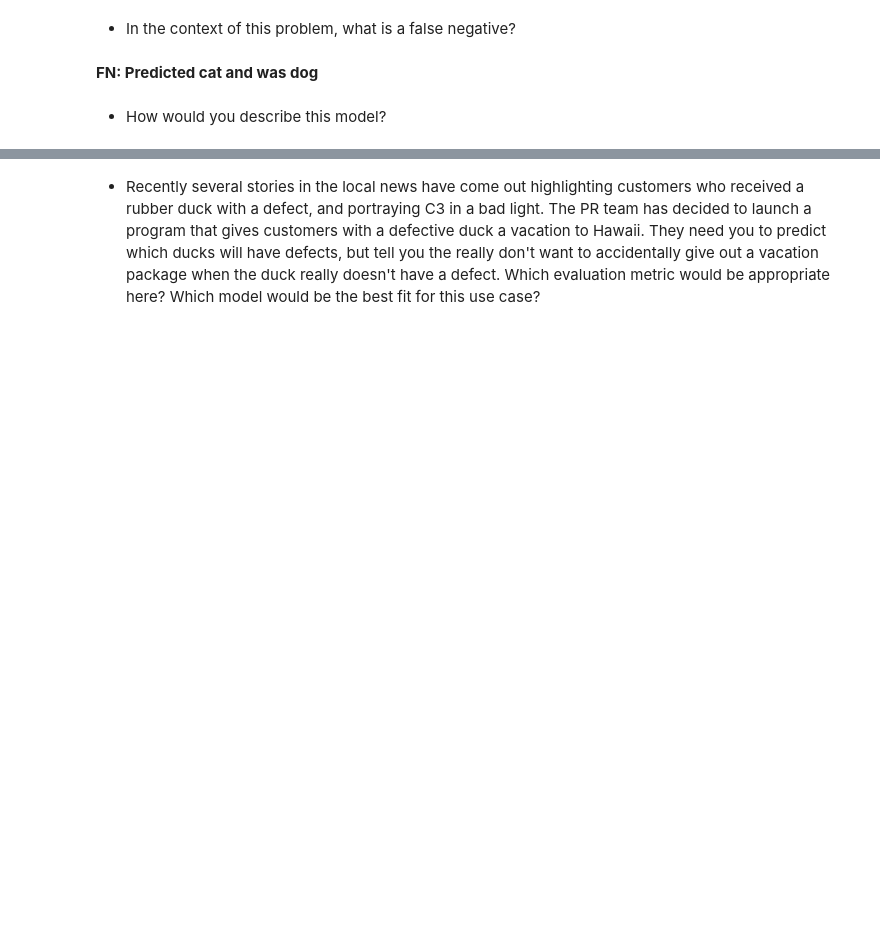
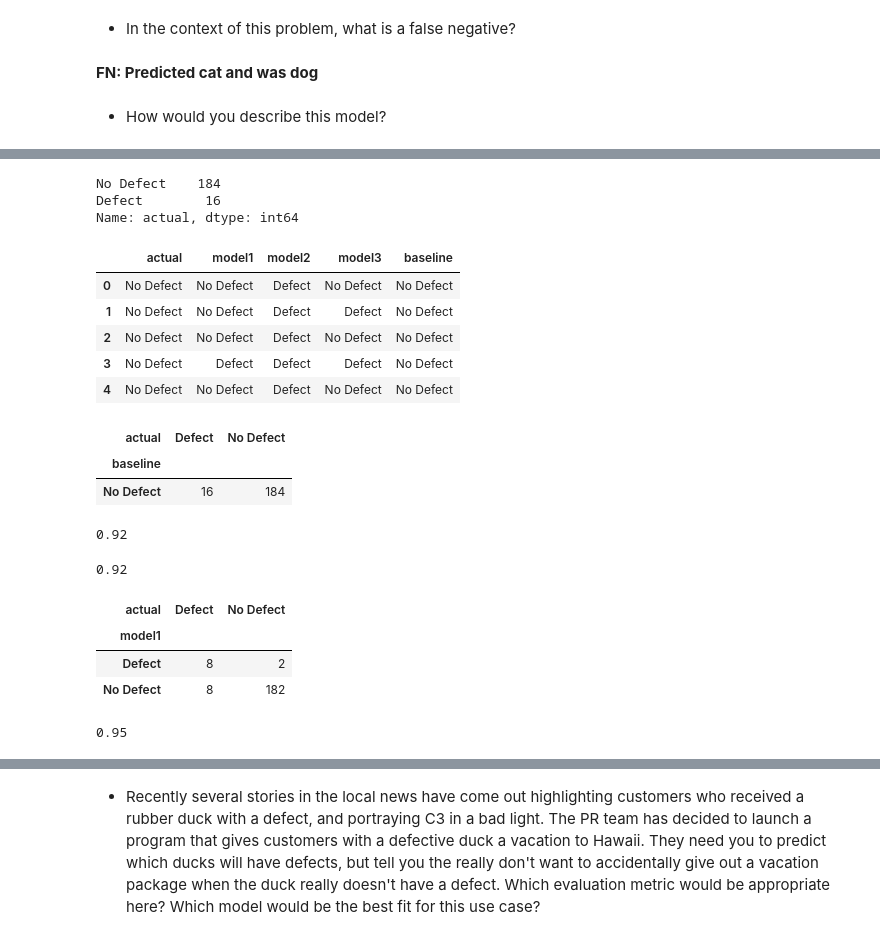
Before and after one commit to adam-talbot/classification-exercises, a Jupyter notebook: model_evaluation.ipynb, the cells around one changed output, grey strips where cells are left out. Saved outputs shown, nothing was run; the diff lists cells and outputs as text; code cells hidden in the pictures; blank space fills up the shorter version.

```diff
--- a/model_evaluation.ipynb
+++ b/model_evaluation.ipynb
@@ -50,0 +107,47 @@ Use the predictions dataset and pandas to help answer the following questions:
+# %%
+df.actual.value_counts()
+# %% [output]
+No Defect    184
+Defect        16
+Name: actual, dtype: int64
+# %%
+# create a new column called 'baseline'
+# which is the most frequent label e.g. in this case 'No Defect'
+df['baseline'] = 'No Defect'
+# %%
+df.head()
+# %% [output]
+|  | actual | model1 | model2 | model3 | baseline |
+| 0 | No Defect | No Defect | Defect | No Defect | No Defect |
+| 1 | No Defect | No Defect | Defect | Defect | No Defect |
+| 2 | No Defect | No Defect | Defect | No Defect | No Defect |
+| 3 | No Defect | Defect | Defect | Defect | No Defect |
+| 4 | No Defect | No Defect | Defect | No Defect | No Defect |
+# %%
+pd.crosstab(df.baseline, df.actual)
+# %% [output]
+| actual | Defect | No Defect |
+| baseline |  |  |
+| No Defect | 16 | 184 |
+# %%
+(df.actual == df.baseline).mean()
+# %% [output]
+0.92
+# %%
+# baseline accuracy
+184 / (184 + 16)
+# %% [output]
+0.92
+# %%
+# find accuracy for model 1
+pd.crosstab(df.model1, df.actual)
+# %% [output]
+| actual | Defect | No Defect |
+| model1 |  |  |
+| Defect | 8 | 2 |
+| No Defect | 8 | 182 |
+# %%
+# model 1 accuracy
+(8 + 182) / (8 + 182 + 2 + 8)
+# %% [output]
+0.95
```
Also changed, not shown: parts of 76 cells of this notebook.
